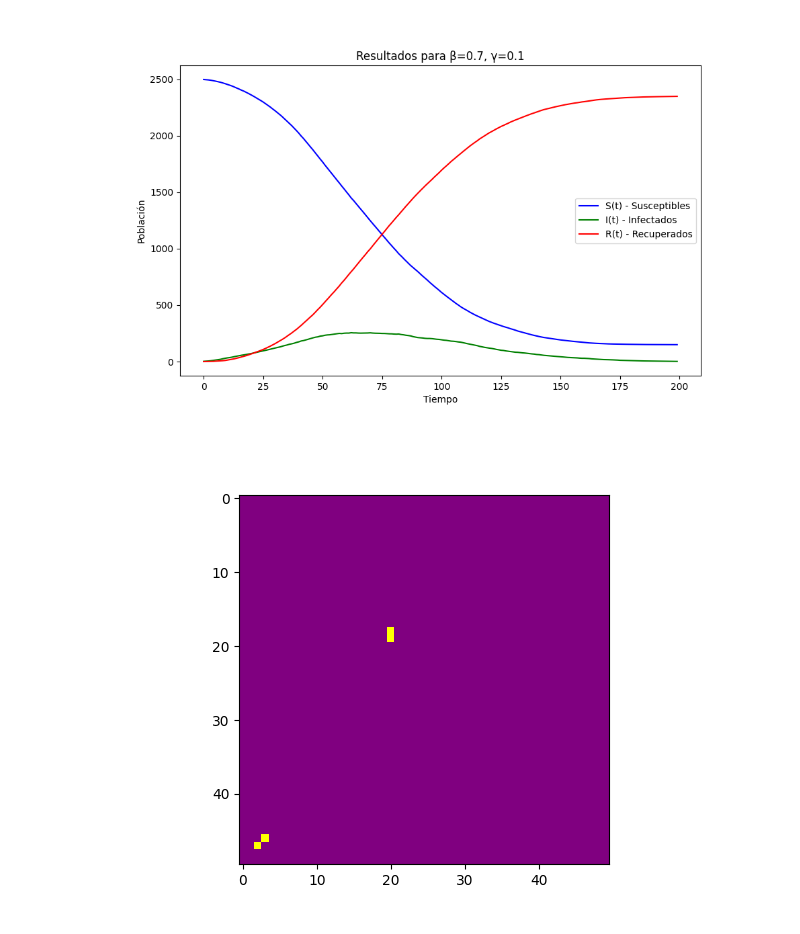
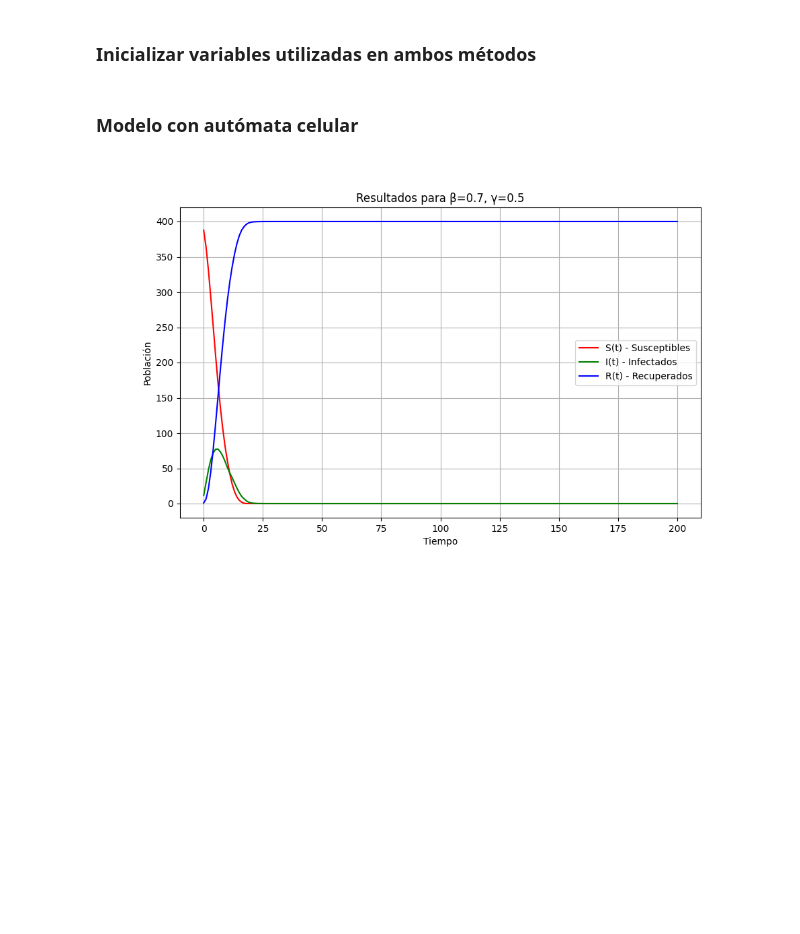
Before and after one commit to pabloozamora/UVG_Modsim_Lab_4, a Jupyter notebook: iniciso_2.ipynb, the cells around one changed output. Cells and saved outputs as stored; diff of their text form; code cells hidden in the pictures; blank space fills up the shorter version.

Commit message:
fix model

```diff
--- a/iniciso_2.ipynb
+++ b/iniciso_2.ipynb
@@ -11,7 +11,7 @@ def initialize_grid(M, N, I0):
     grid = np.zeros((M, N), dtype=int)  # Todas las celdas son susceptibles inicialmente (0)
 
     # Elegir I0 celdas aleatorias para ser infectadas
-    infected_cells = random.sample([(i, j) for i in range(M) for j in range(N)], I0)
+    infected_cells = sample([(i, j) for i in range(M) for j in range(N)], I0)
     for cell in infected_cells:
         grid[cell] = 1  # Infectadas (estado 1)
 
@@ -29,7 +29,7 @@ def simulate_sir(M, N, T, I0, rad, beta, gamma):
     grid_history = []  # Historial del grid
     population_counts = []  # Historial de S, I, R
 
-    for t in range(T):
+    for _ in range(T):
         new_grid = grid.copy()
         S_count = 0
         I_count = 0
@@ -44,13 +44,13 @@ def simulate_sir(M, N, T, I0, rad, beta, gamma):
 
                     # Probabilidad de infección
                     if infected_neighbors > 0:
-                        infection_probability = beta * (infected_neighbors / total_neighbors)
-                        if random.random() < infection_probability:
+                        infection_probability = beta * (infected_neighbors)
+                        if random() < infection_probability:
                             new_grid[i, j] = 1  # Infectar la celda
 
                 elif grid[i, j] == 1:  # Infectado
                     # Probabilidad de recuperación
-                    if random.random() < gamma:
+                    if random() < gamma:
                         new_grid[i, j] = 2  # Recuperar la celda
 
         # Actualizar el grid y registrar las cantidades de S, I, R
@@ -65,13 +65,15 @@ def simulate_sir(M, N, T, I0, rad, beta, gamma):
     return grid_history, population_counts
 # %%
 # Función para graficar el promedio de S, I, R
-def nexp_plot(S_avg, I_avg, R_avg, T, beta, gamma):
-    t = np.arange(T)
+def plot_SIR(S_avg, I_avg, R_avg, T, beta, gamma):
+    t = np.linspace(0, T, len(S_avg))
     plt.figure(figsize=(10, 6))
-    plt.plot(t, S_avg, label="S(t) - Susceptibles", color='blue')
-    plt.plot(t, I_avg, label="I(t) - Infectados",color='green')
-    plt.plot(t, R_avg, label="R(t) - Recuperados",color='red')
+    plt.plot(t, S_avg, label="S(t) - Susceptibles", color='red')
+    plt.plot(t, I_avg, label="I(t) - Infectados", color='green')
+    plt.plot(t, R_avg, label="R(t) - Recuperados", color='blue')
     plt.title(f"Resultados para β={beta}, γ={gamma}")
     plt.xlabel("Tiempo")
     plt.ylabel("Población")
     plt.legend()
+    plt.grid(True)
+    plt.show()
@@ -94,32 +107,32 @@ def animate_grid(grid_history):
+# %% [markdown]
+### Inicializar variables utilizadas en ambos métodos
+# %%
+# Parámetros del modelo
+M = N = 20  # Tamaño del grid cuadrado
+T = 200  # Tiempo de simulación
+I0 = 2  # Número inicial de infectados
+rad = 1  # Radio de interacción
+beta = 0.7  # Probabilidad de infección
+gamma = 0.5  # Probabilidad de recuperación
+# %% [markdown]
+### Modelo con autómata celular
 # %%
-# Parámetros del modelo
-M = 50  # Tamaño del grid en filas
-N = 50  # Tamaño del grid en columnas
-T = 200  # Tiempo de simulación
-I0 = 2  # Número inicial de infectados
-rad = 1  # Radio de interacción
-beta = 0.2  # Probabilidad de infección
-gamma = 0.75  # Probabilidad de recuperación
-N_exp = 20  # Número de repeticiones de la simulación
+N_exp = 200  # Número de repeticiones de la simulación
 
 total_S = np.zeros((T,))
 total_I = np.zeros((T,))
 total_R = np.zeros((T,))
 
 for i in range(N_exp):
     grid_history, population_counts = simulate_sir(M, N, T, I0, rad, beta, gamma)
     total_S += np.array([x[0] for x in population_counts])
     total_I += np.array([x[1] for x in population_counts])
     total_R += np.array([x[2] for x in population_counts])
 
-# Graficar la última evolución de S, I y R calculada.
-ani = animate_grid(grid_history)
 avg_S = total_S / N_exp
 avg_I = total_I / N_exp
 avg_R = total_R / N_exp
 
-nexp_plot(avg_S, avg_I, avg_R, T, beta, gamma)
-plt.show()
+plot_SIR(avg_S, avg_I, avg_R, T, beta, gamma)
 # %% [output]
-[figure, old version]
+[figure, new version]
-[figure, removed]
```
Also changed, not shown: parts of 7 cells of this notebook, 1 other file.
